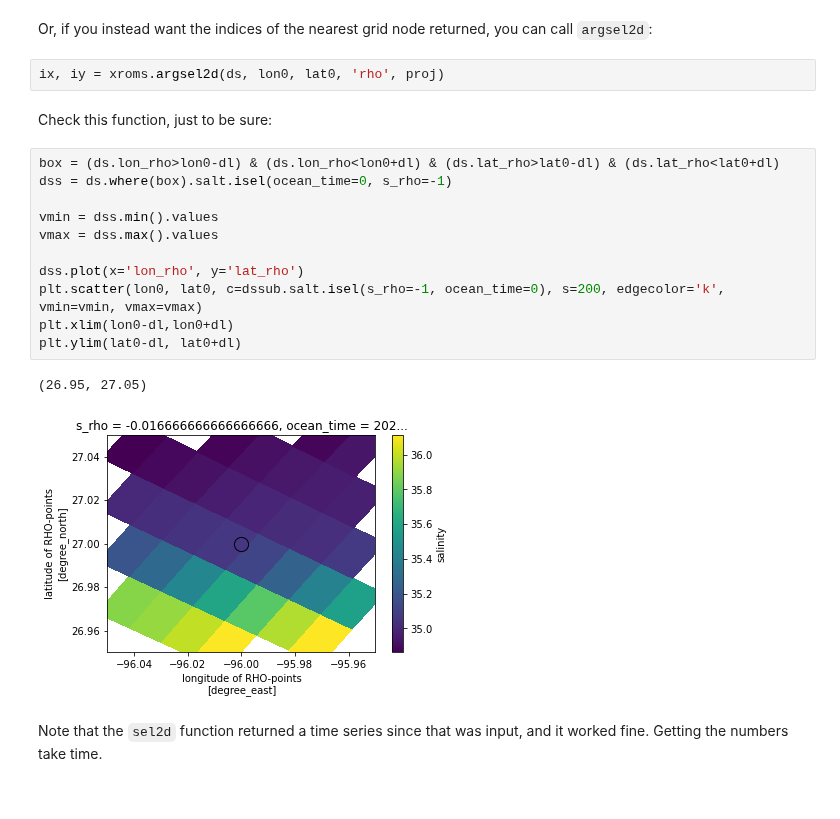
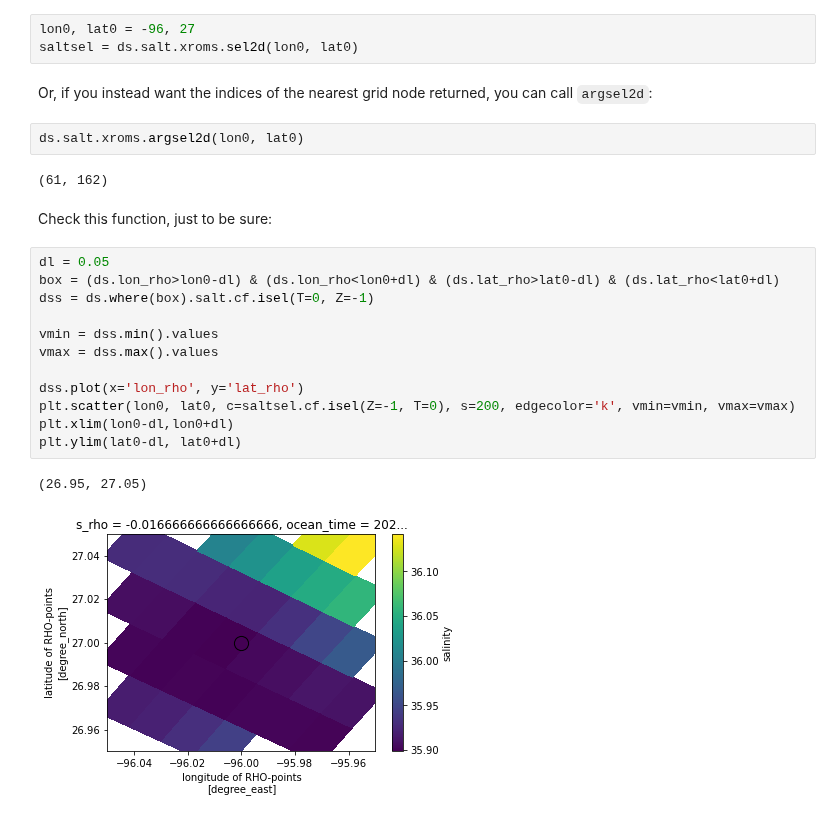
Before and after one commit to xoceanmodel/xroms, a Jupyter notebook: examples/select_data.ipynb, the cells around one changed output. Saved outputs shown, nothing was run; the diff lists cells and outputs as text.

```diff
--- a/examples/select_data.ipynb
+++ b/examples/select_data.ipynb
@@ -366,22 +132,26 @@ dssub = xroms.sel2d(ds, lon0, lat0, proj, 'rho')
+# %%
+lon0, lat0 = -96, 27
+saltsel = ds.salt.xroms.sel2d(lon0, lat0)
 # %% [markdown]
 Or, if you instead want the indices of the nearest grid node returned, you can call `argsel2d`:
 # %%
-ix, iy = xroms.argsel2d(ds, lon0, lat0, 'rho', proj)
+ds.salt.xroms.argsel2d(lon0, lat0)
+# %% [output]
+(61, 162)
 # %% [markdown]
 Check this function, just to be sure:
 # %%
+dl = 0.05
 box = (ds.lon_rho>lon0-dl) & (ds.lon_rho<lon0+dl) & (ds.lat_rho>lat0-dl) & (ds.lat_rho<lat0+dl)
-dss = ds.where(box).salt.isel(ocean_time=0, s_rho=-1)
+dss = ds.where(box).salt.cf.isel(T=0, Z=-1)
 
 vmin = dss.min().values
 vmax = dss.max().values
 
 dss.plot(x='lon_rho', y='lat_rho')
-plt.scatter(lon0, lat0, c=dssub.salt.isel(s_rho=-1, ocean_time=0), s=200, edgecolor='k', vmin=vmin, vmax=vmax)
+plt.scatter(lon0, lat0, c=saltsel.cf.isel(Z=-1, T=0), s=200, edgecolor='k', vmin=vmin, vmax=vmax)
 plt.xlim(lon0-dl,lon0+dl)
 plt.ylim(lat0-dl, lat0+dl)
 # %% [output]
 (26.95, 27.05)
-[figure, old version]
+[figure, new version]
-# %% [markdown]
-Note that the `sel2d` function returned a time series since that was input, and it worked fine. Getting the numbers take time.
```
Also changed, not shown: parts of 43 cells of this notebook, 12 other files.
